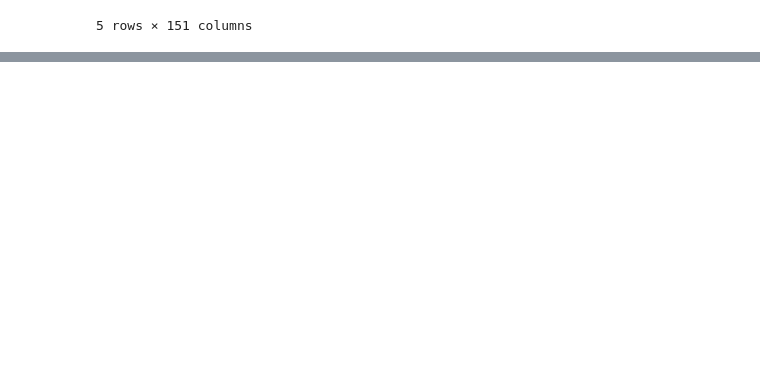
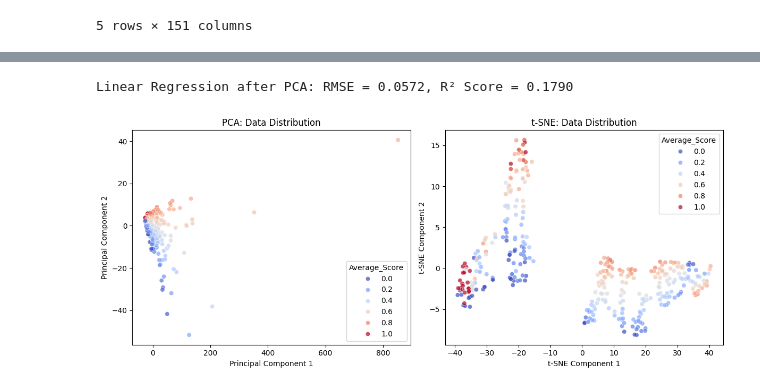
Before and after one commit to sujayrittikar/AML_Assignment_1, a Jupyter notebook: regression.ipynb, the cells around one changed output, grey strips where cells are left out. Saved outputs shown, nothing was run; the diff lists cells and outputs as text; code cells hidden in the pictures; blank space fills up the shorter version.

```diff
--- a/regression.ipynb
+++ b/regression.ipynb
@@ -128,0 +134,46 @@ XGBoost: RMSE = 0.0685, R² Score = 0.9327
+# %%
+lr = LinearRegression()
+lr.fit(X_train, y_train)
+
+# Make predictions
+y_pred = lr.predict(X_test)
+
+# Evaluate performance
+rmse = mean_squared_error(y_test, y_pred)
+r2 = r2_score(y_test, y_pred)
+
+print(f"Linear Regression after PCA: RMSE = {rmse:.4f}, R² Score = {r2:.4f}")
+# %% [output]
+Linear Regression after PCA: RMSE = 0.0572, R² Score = 0.1790
+# %%
+import matplotlib.pyplot as plt
+import seaborn as sns
+from sklearn.decomposition import PCA
+from sklearn.manifold import TSNE
+
+# Reduce to 2D using PCA
+pca_2d = PCA(n_components=2)
+X_pca_2d = pca_2d.fit_transform(X)
+
+# Reduce to 2D using t-SNE (captures complex structure)
+X_tsne_2d = TSNE(n_components=2, perplexity=30, random_state=42).fit_transform(X)
+
+# Plot PCA
+plt.figure(figsize=(12, 5))
+plt.subplot(1, 2, 1)
+sns.scatterplot(x=X_pca_2d[:, 0], y=X_pca_2d[:, 1], hue=y, palette="coolwarm", alpha=0.7)
+plt.title("PCA: Data Distribution")
+plt.xlabel("Principal Component 1")
+plt.ylabel("Principal Component 2")
+
+# Plot t-SNE
+plt.subplot(1, 2, 2)
+sns.scatterplot(x=X_tsne_2d[:, 0], y=X_tsne_2d[:, 1], hue=y, palette="coolwarm", alpha=0.7)
+plt.title("t-SNE: Data Distribution")
+plt.xlabel("t-SNE Component 1")
+plt.ylabel("t-SNE Component 2")
+
+plt.tight_layout()
+plt.show()
+# %% [output]
+[figure, added]
```
Also changed, not shown: parts of 5 cells of this notebook, 2 other files.
